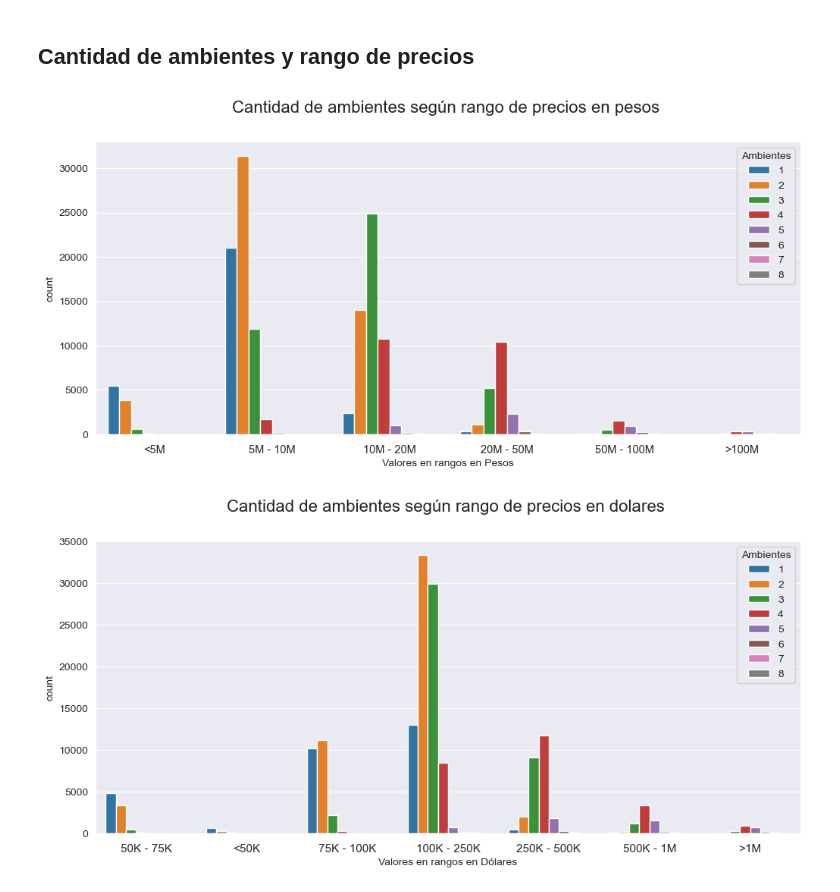
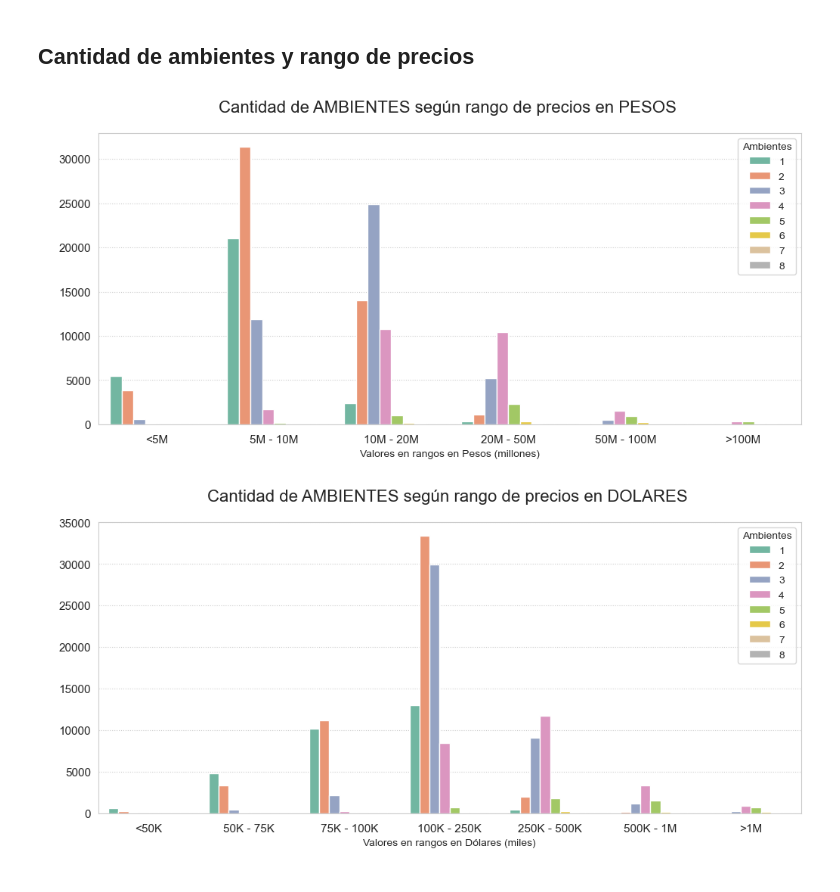
Before and after one commit to tami-pilla/DepartamentosAlquiler_Python, a Jupyter notebook: Análisis Exploratorio - Departamentos en Venta 2020.ipynb, the cells around one changed output. Cells and saved outputs as stored; diff of their text form; code cells hidden in the pictures.

```diff
--- a/Análisis Exploratorio - Departamentos en Venta 2020.ipynb
+++ b/Análisis Exploratorio - Departamentos en Venta 2020.ipynb
@@ -3,8 +30,8 @@ import pandas as pd
 import seaborn as sns
 import matplotlib.pyplot as plt
 # %%
-data_intervalos = pd.read_csv("departamentos-en-venta-2020-intervalos.csv")
-data_intervalos.head()
+data = pd.read_csv("departamentos-en-venta-2020-intervalos.csv")
+data.head()
 # %% [output]
 |  | Barrio | Comunas | Ambientes | Trimestre | Pesos | Dolares | PesosM2 | DolaresM2 | Rango_Pesos | ... |
 | 0 | ALMAGRO | 5 | 1 | SEGUNDO | 3513600 | 54900 | 206682 | 3229 | <5M | ... |
@@ -82,0 +103,14 @@ plt.show()
+# %%
+plt.figure(figsize=(15,20))
+
+sns.scatterplot(y='Barrio', x='Ambientes', data=data, color='purple' )
+sns.set_style("whitegrid", {'grid.linestyle': ':'})
+sns.despine()
+
+plt.title('Barrios y cantidad de ambientes', y=1, fontdict={'size':22})
+plt.xlabel(' Cantidad de ambientes', fontdict={'size':14}, y=-0.01)
+plt.xticks(fontsize=12)
+plt.ylabel(' ', fontdict={'size':14} )
+plt.yticks(fontsize=12)
+
+plt.show()
@@ -84,39 +120,33 @@ plt.show()
 ## Cantidad de ambientes y rango de precios
 # %%
 plt.figure(figsize=(12,5))
+orden = ['<5M' ,'5M - 10M', '10M - 20M' , '20M - 50M', '50M - 100M', '>100M']
 
-sns.countplot(x = 'Rango_Pesos',
-             data = data_intervalos,
-             hue = 'Ambientes'
+sns.countplot(x = 'Rango_Pesos', data = data, hue = 'Ambientes', order=orden, palette = 'Set2')
 
-             )
+sns.set_style("whitegrid", {'grid.linestyle': ':'})
 
-plt.title('Cantidad de ambientes según rango de precios en pesos ', y=1.08, fontdict={'size':16})
-plt.xticks(fontsize=10.5, y=-0.01)
-plt.yticks(fontsize=10)
-plt.xlabel('Valores en rangos en Pesos')
-
-sns.despine()
-#plt.grid()
+plt.title('Cantidad de AMBIENTES según rango de precios en PESOS ', y=1.05, fontdict={'size':16})
+plt.xticks(fontsize=11, y=-0.01)
+plt.yticks(fontsize=11)
+plt.xlabel('Valores en rangos en Pesos (millones)')
+plt.ylabel(' ')
 plt.show()
 # %% [output]
-[figure, old version]
+[figure, new version]
 # %%
 plt.figure(figsize=(12,5))
+orden = ['<50K', '50K - 75K', '75K - 100K', '100K - 250K' ,  '250K - 500K' ,'500K - 1M', '>1M']
 
-sns.countplot(x = 'Rango_Dolares',
-             data = data_intervalos,
-             hue = 'Ambientes'
+sns.countplot(x = 'Rango_Dolares', data = data, hue = 'Ambientes', order=orden, palette = 'Set2')
 
-             )
+sns.set_style("whitegrid", {'grid.linestyle': ':'})
 
-plt.title('Cantidad de ambientes según rango de precios en dolares ', y=1.08, fontdict={'size':16})
+plt.title('Cantidad de AMBIENTES según rango de precios en DOLARES ', y=1.05, fontdict={'size':16})
 plt.xticks(fontsize=11, y=-0.01)
-plt.yticks(fontsize=10)
-plt.xlabel('Valores en rangos en Dólares')
-
-sns.despine()
-#plt.grid()
+plt.yticks(fontsize=11)
+plt.xlabel('Valores en rangos en Dólares (miles)')
+plt.ylabel(' ')
 plt.show()
 # %% [output]
-[figure, old version]
+[figure, new version]
```
Also changed, not shown: parts of 14 cells of this notebook, 1 other file.
